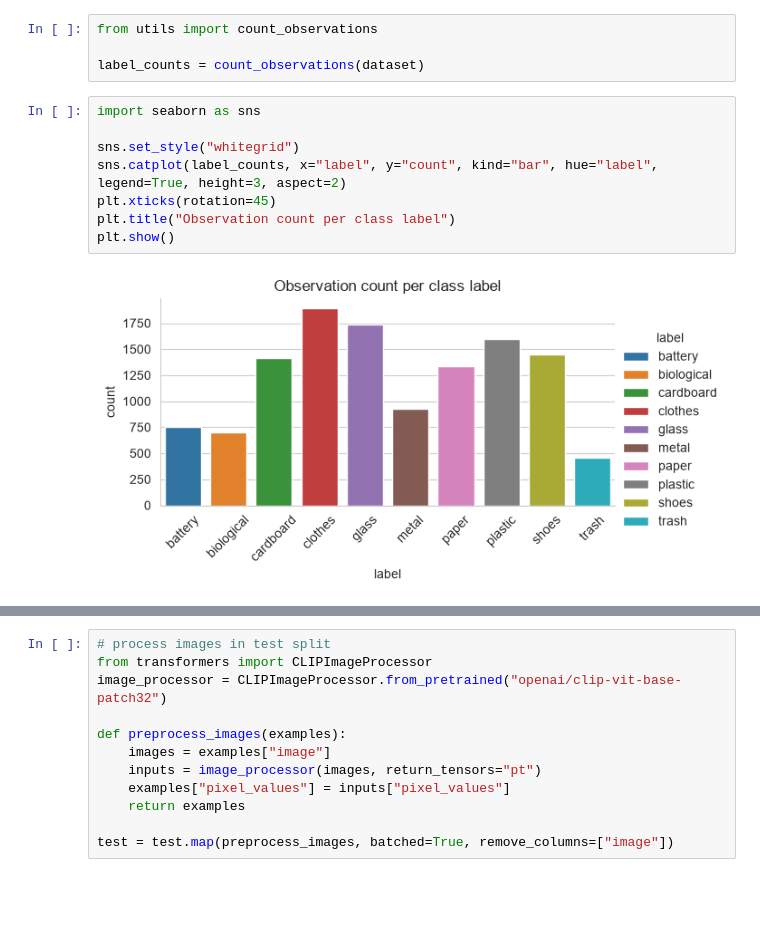
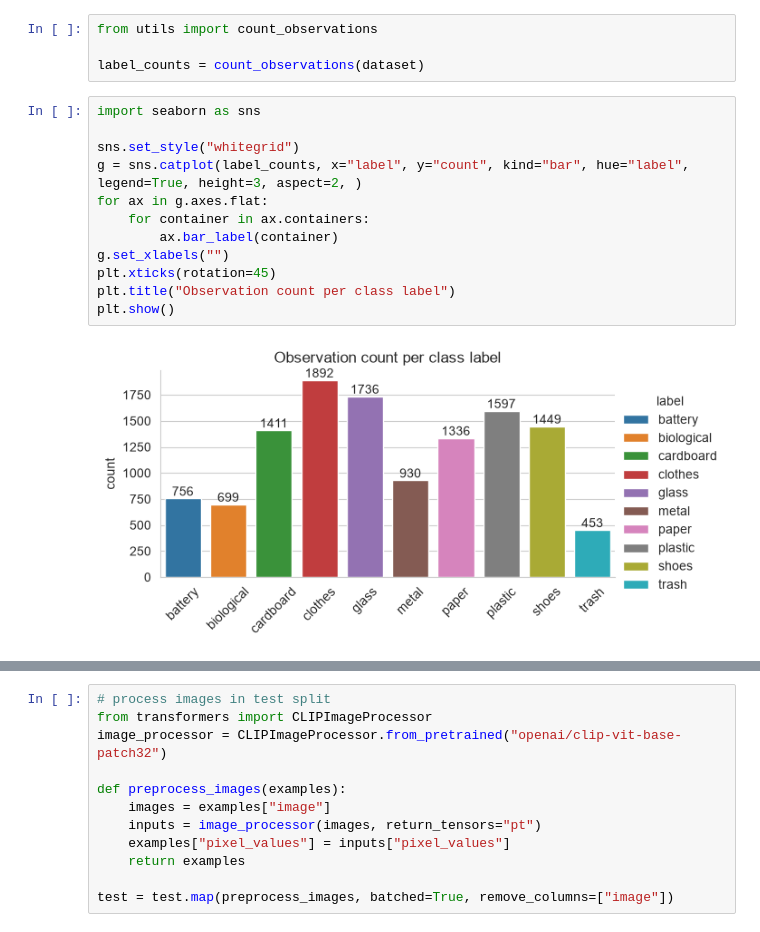
Before and after one commit to Nello-pn/trashCLIP, a Jupyter notebook: CLIP_ZeroShot.ipynb, the cells around one changed output, grey strips where cells are left out. Saved outputs shown, nothing was run; the diff lists cells and outputs as text; blank space fills up the shorter version.

Commit message:
Add counts into observation count graphics

```diff
--- a/CLIP_ZeroShot.ipynb
+++ b/CLIP_ZeroShot.ipynb
@@ -131,13 +131,17 @@ label_counts = count_observations(dataset)
 # %%
 import seaborn as sns
 
 sns.set_style("whitegrid")
-sns.catplot(label_counts, x="label", y="count", kind="bar", hue="label", legend=True, height=3, aspect=2)
+g = sns.catplot(label_counts, x="label", y="count", kind="bar", hue="label", legend=True, height=3, aspect=2, )
+for ax in g.axes.flat:
+    for container in ax.containers:
+        ax.bar_label(container)
+g.set_xlabels("")
 plt.xticks(rotation=45)
 plt.title("Observation count per class label")
 plt.show()
 # %% [output]
-[figure, old version]
+[figure, new version]
 # %%
 # Split dataset into train and test
 data_split = dataset.train_test_split(test_size=0.2, shuffle=True, seed=42, stratify_by_column="label")
```
Also changed, not shown: parts of 2 cells of this notebook.
